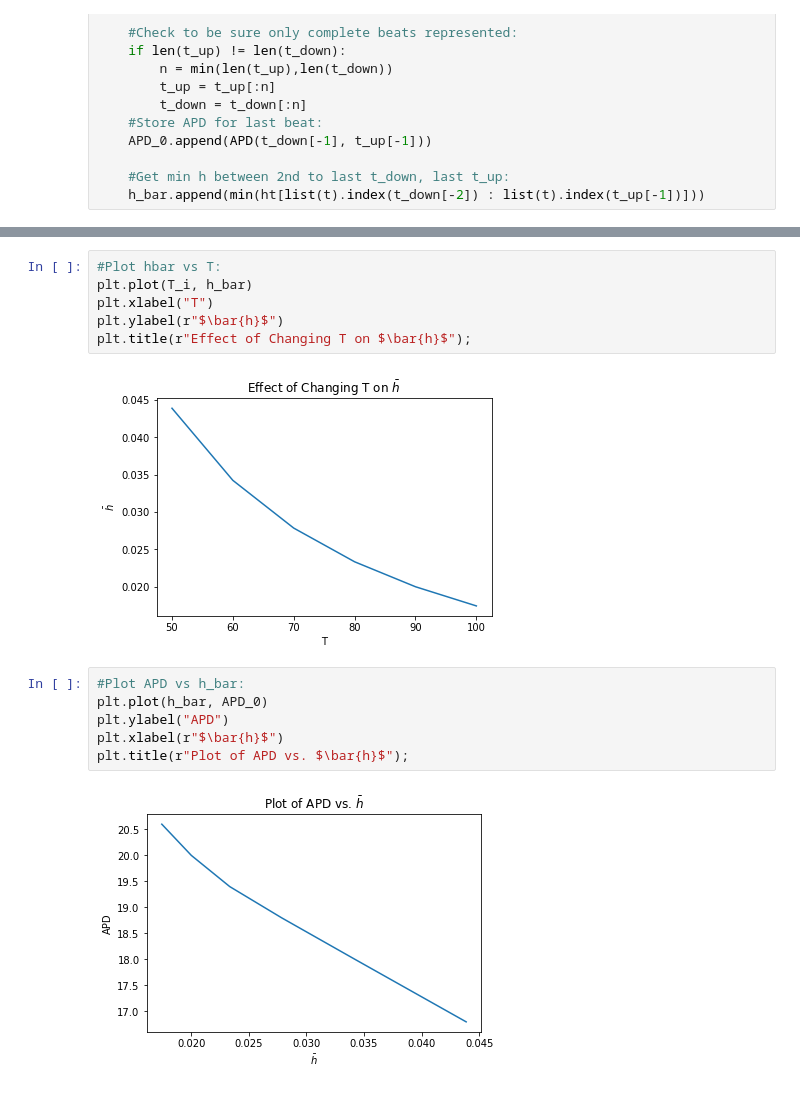
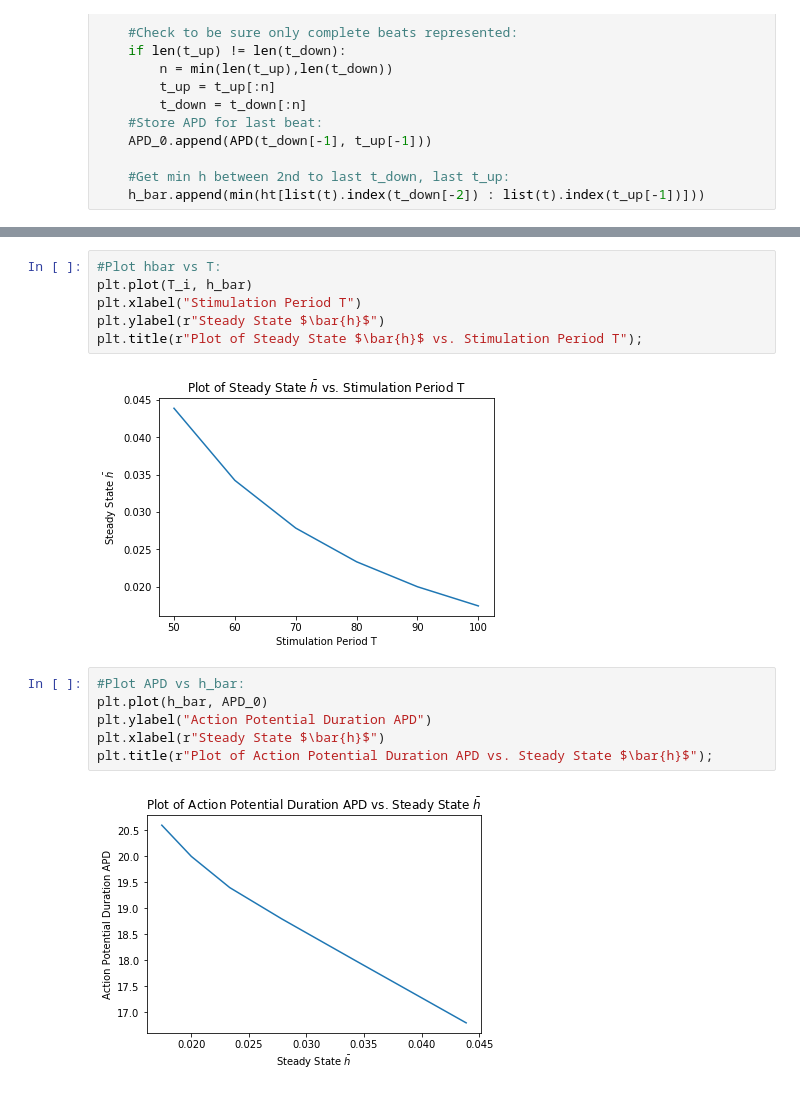
Before and after one commit to sloughlin/differential-equations, a Jupyter notebook: Project3.ipynb, the cells around one changed output, grey strips where cells are left out. Saved outputs shown, nothing was run; the diff lists cells and outputs as text.

```diff
--- a/Project3.ipynb
+++ b/Project3.ipynb
@@ -453,16 +447,16 @@ plt.title("Effect of Changing T on APD");
 # %%
 #Plot hbar vs T:
 plt.plot(T_i, h_bar)
-plt.xlabel("T")
-plt.ylabel(r"$\bar{h}$")
-plt.title(r"Effect of Changing T on $\bar{h}$");
+plt.xlabel("Stimulation Period T")
+plt.ylabel(r"Steady State $\bar{h}$")
+plt.title(r"Plot of Steady State $\bar{h}$ vs. Stimulation Period T");
 # %% [output]
-[figure, old version]
+[figure, new version]
 # %%
 #Plot APD vs h_bar:
 plt.plot(h_bar, APD_0)
-plt.ylabel("APD")
-plt.xlabel(r"$\bar{h}$")
-plt.title(r"Plot of APD vs. $\bar{h}$");
+plt.ylabel("Action Potential Duration APD")
+plt.xlabel(r"Steady State $\bar{h}$")
+plt.title(r"Plot of Action Potential Duration APD vs. Steady State $\bar{h}$");
 # %% [output]
-[figure, old version]
+[figure, new version]
```
Also changed, not shown: parts of 8 cells of this notebook, 8 other files.
